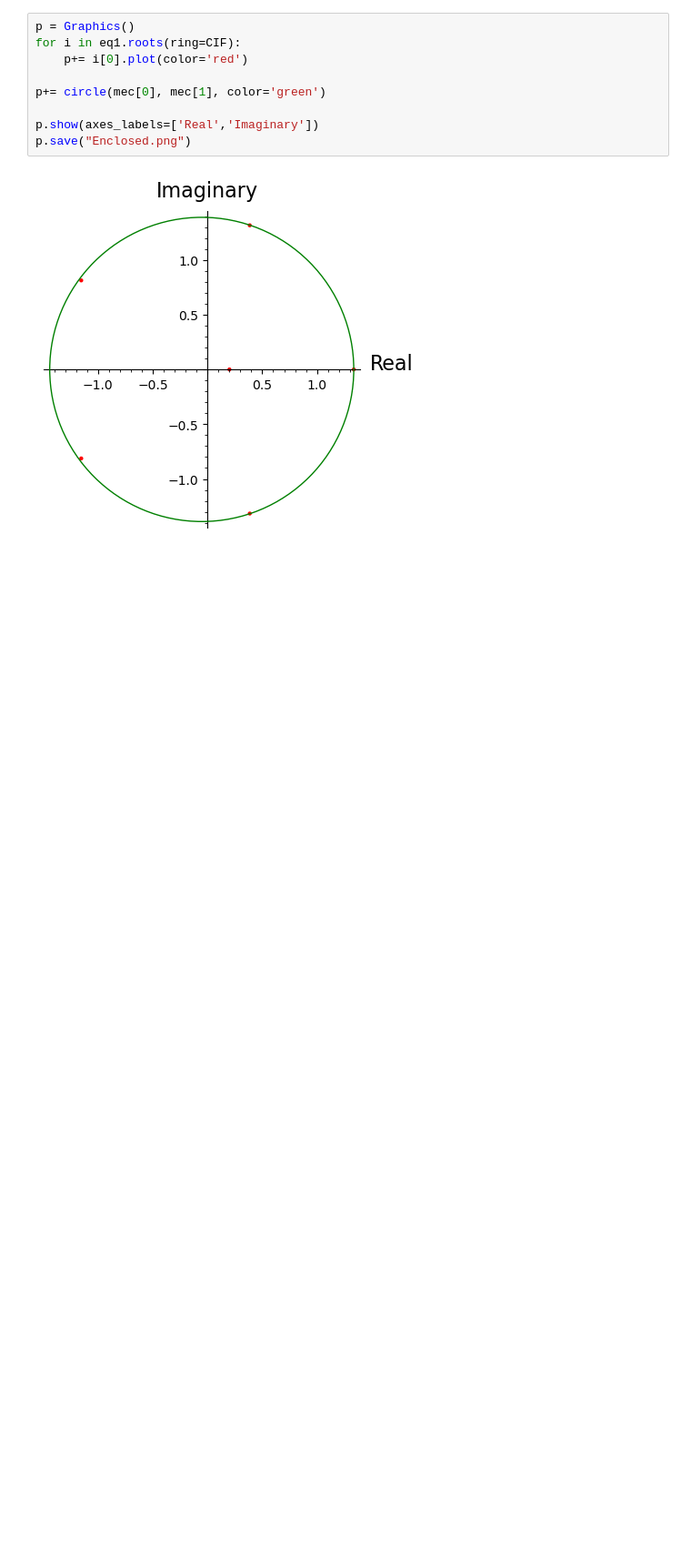
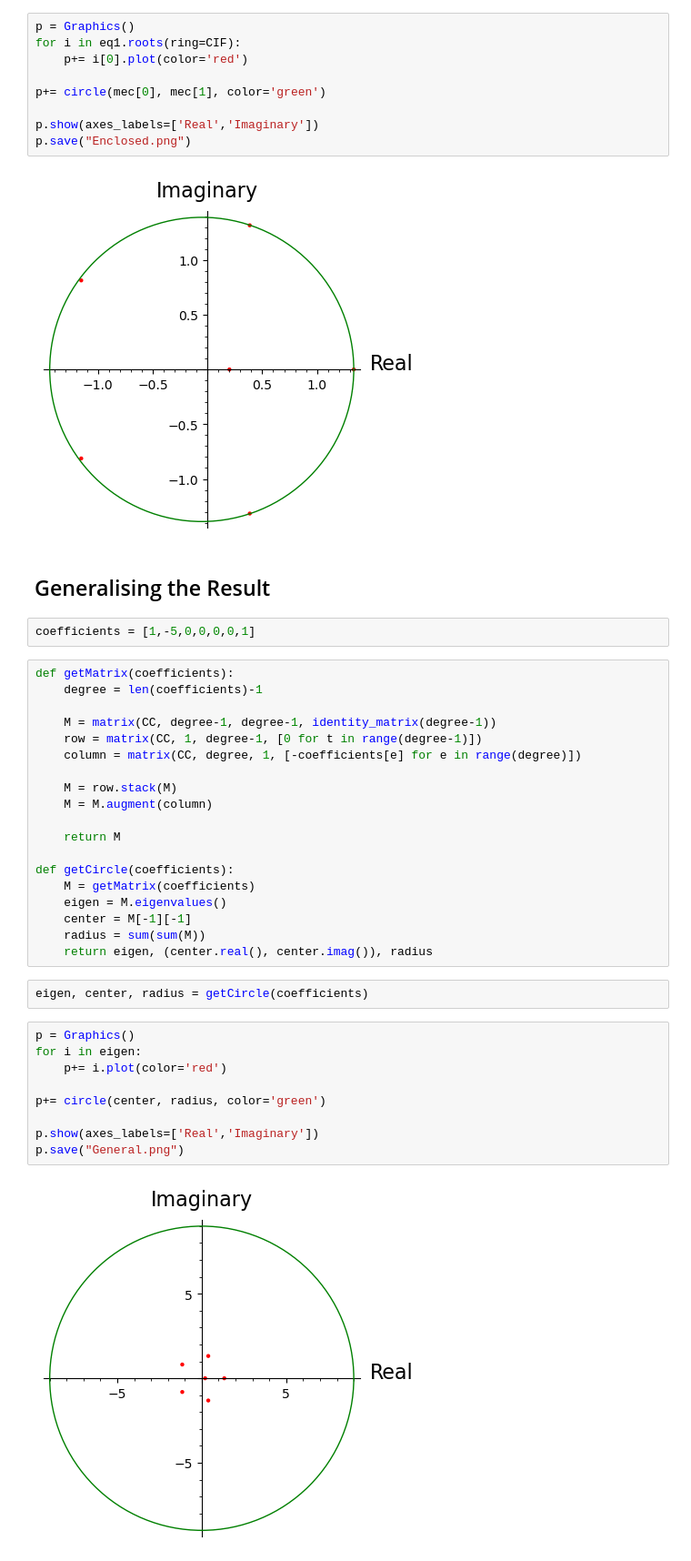
Before and after one commit to Xerefic/MM2090-Solutions, a Jupyter notebook: Assignment_5/question3/question3.ipynb, the cells around one changed output. Shown at 91% size. Cells and saved outputs as stored; diff of their text form; blank space fills up the shorter version.

```diff
--- a/Assignment_5/question3/question3.ipynb
+++ b/Assignment_5/question3/question3.ipynb
@@ -134,3 +132,39 @@ p.show(axes_labels=['Real','Imaginary'])
 p.save("Enclosed.png")
 # %% [output]
 [figure]
+# %% [markdown]
+## Generalising the Result
+# %%
+coefficients = [1,-5,0,0,0,0,1]
+# %%
+def getMatrix(coefficients):
+    degree = len(coefficients)-1
+
+    M = matrix(CC, degree-1, degree-1, identity_matrix(degree-1))
+    row = matrix(CC, 1, degree-1, [0 for t in range(degree-1)])
+    column = matrix(CC, degree, 1, [-coefficients[e] for e in range(degree)])
+
+    M = row.stack(M)
+    M = M.augment(column)
+
+    return M
+
+def getCircle(coefficients):
+    M = getMatrix(coefficients)
+    eigen = M.eigenvalues()
+    center = M[-1][-1]
+    radius = sum(sum(M))
+    return eigen, (center.real(), center.imag()), radius
+# %%
+eigen, center, radius = getCircle(coefficients)
+# %%
+p = Graphics()
+for i in eigen:
+    p+= i.plot(color='red')
+
+p+= circle(center, radius, color='green')
+
+p.show(axes_labels=['Real','Imaginary'])
+p.save("General.png")
+# %% [output]
+[figure, added]
```
Also changed, not shown: parts of 2 cells of this notebook, 1 other file.
